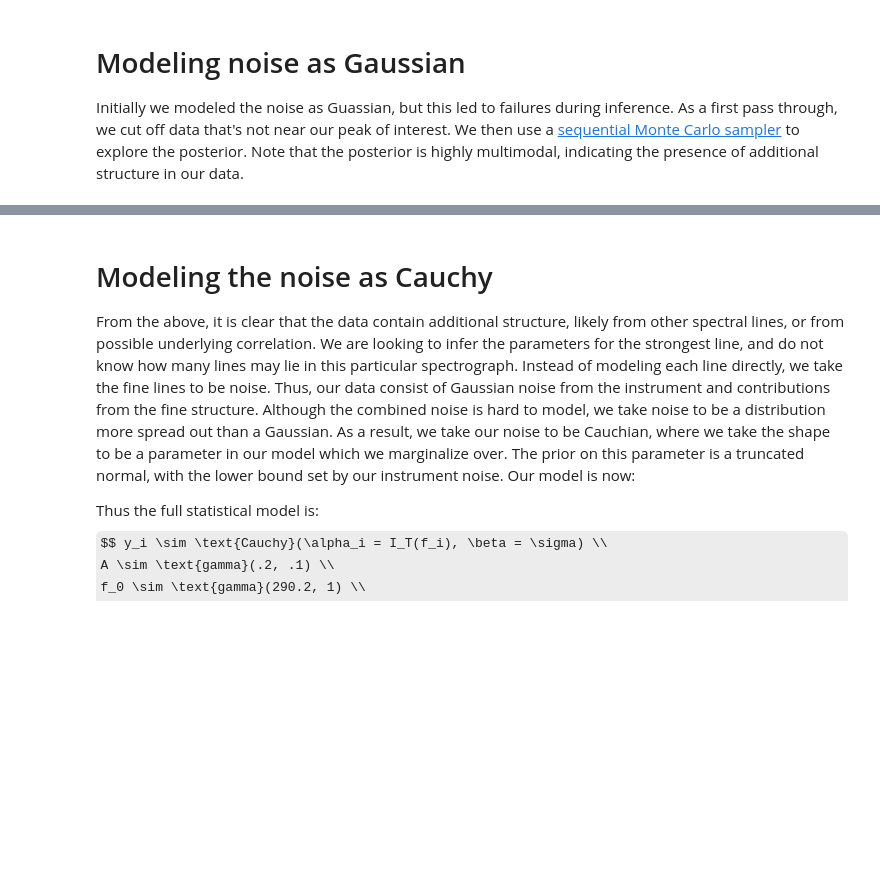
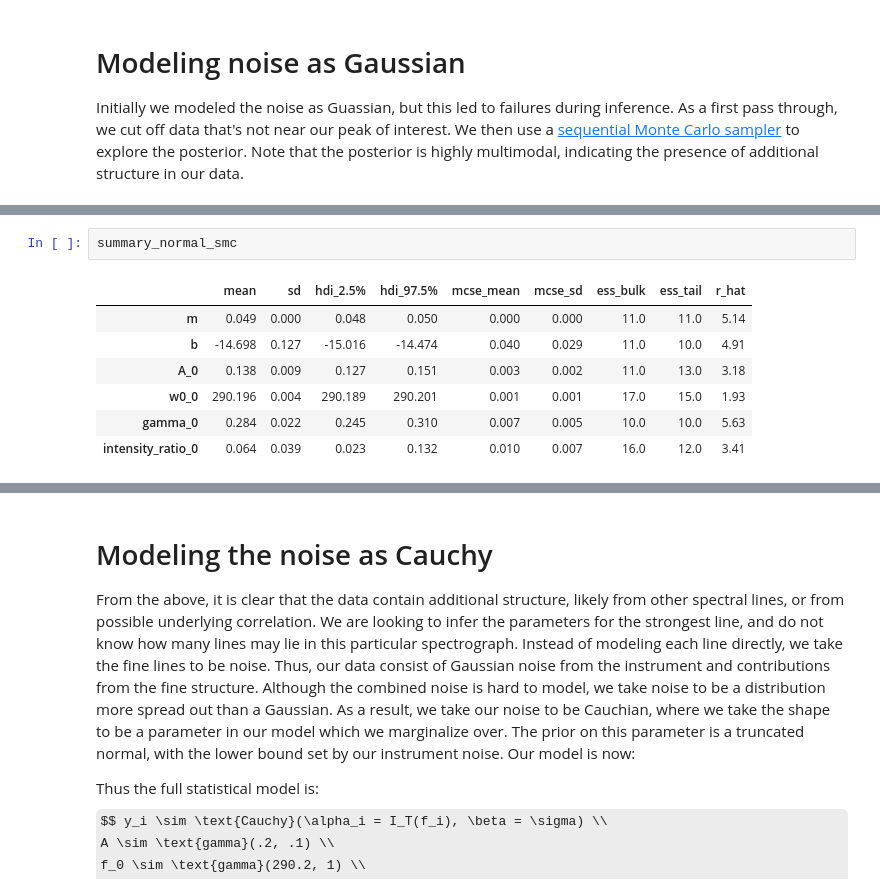
Before and after one commit to phys201/FluorescenceSpectroscopy, a Jupyter notebook: documentation.ipynb, the cells around one changed output, grey strips where cells are left out. Drawn from its saved outputs; the diff is of its cells as text; some formulas as TeX source; blank space fills up the shorter version.

```diff
--- a/documentation.ipynb
+++ b/documentation.ipynb
@@ -345,3 +356,13 @@ Stage:  13 Beta: 1.000
+# %%
+summary_normal_smc
+# %% [output]
+|  | mean | sd | hdi_2.5% | hdi_97.5% | mcse_mean | mcse_sd | ess_bulk | ess_tail | r_hat |
+| m | 0.049 | 0.000 | 0.048 | 0.050 | 0.000 | 0.000 | 11.0 | 11.0 | 5.14 |
+| b | -14.698 | 0.127 | -15.016 | -14.474 | 0.040 | 0.029 | 11.0 | 10.0 | 4.91 |
+| A_0 | 0.138 | 0.009 | 0.127 | 0.151 | 0.003 | 0.002 | 11.0 | 13.0 | 3.18 |
+| w0_0 | 290.196 | 0.004 | 290.189 | 290.201 | 0.001 | 0.001 | 17.0 | 15.0 | 1.93 |
+| gamma_0 | 0.284 | 0.022 | 0.245 | 0.310 | 0.007 | 0.005 | 10.0 | 10.0 | 5.63 |
+| intensity_ratio_0 | 0.064 | 0.039 | 0.023 | 0.132 | 0.010 | 0.007 | 16.0 | 12.0 | 3.41 |
 # %%
 plt.figure(figsize=(12,8))
 plt.errorbar(w, I, fmt='o', yerr=sigma_I, capsize=3, alpha=.1)
```
Also changed, not shown: parts of 18 cells of this notebook.
